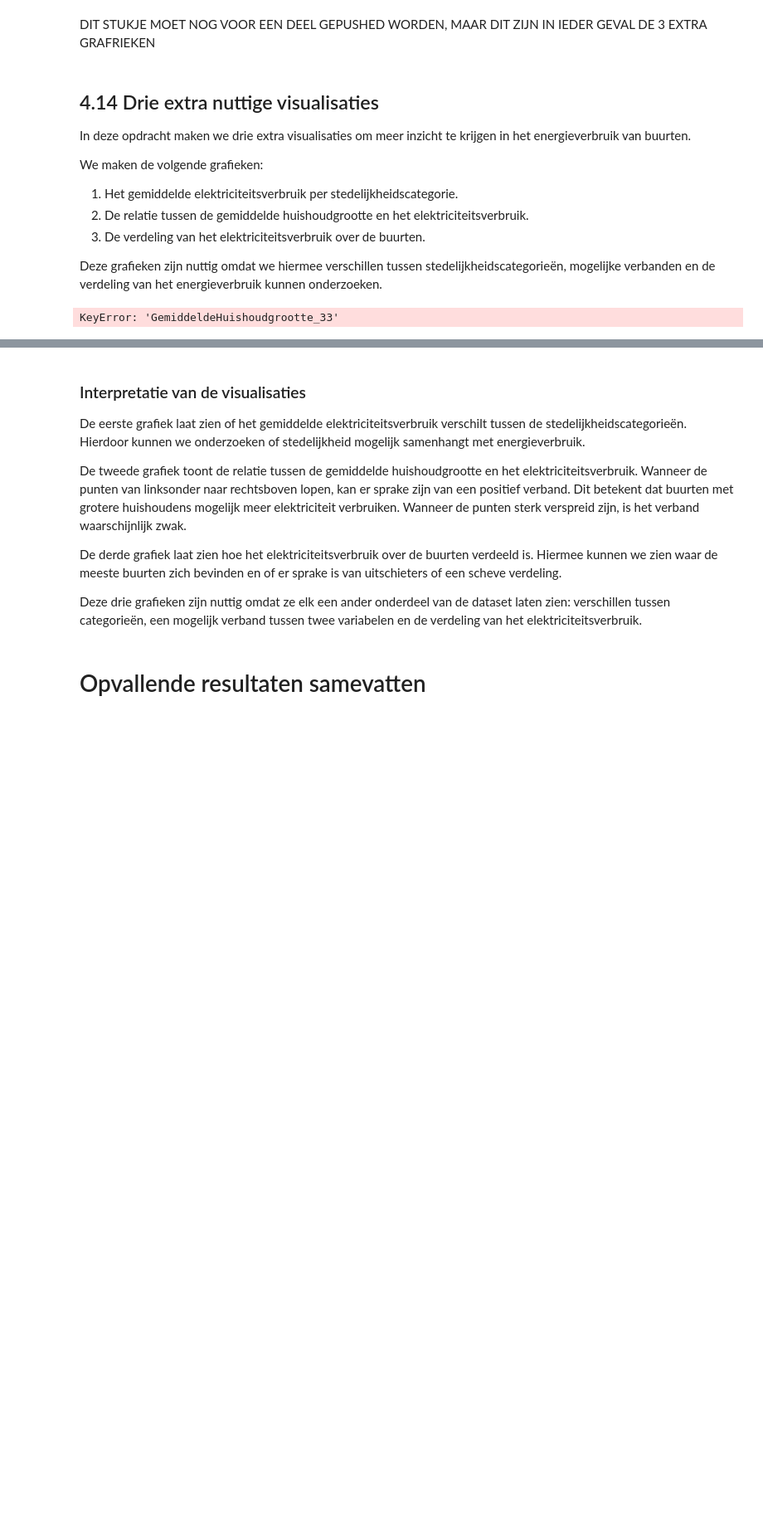
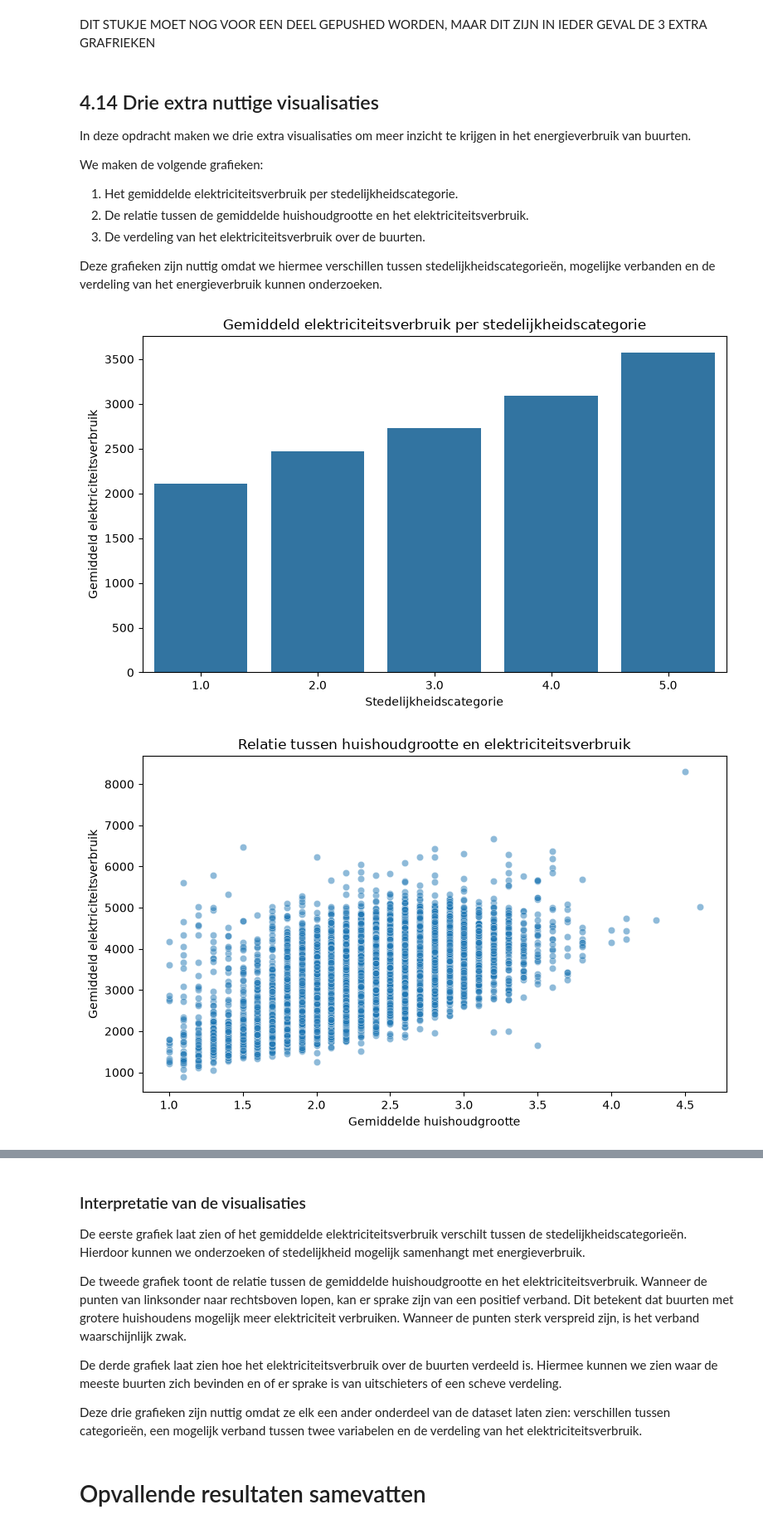
Before and after one commit to Ismael-John/DataLab-Semester-1, a Jupyter notebook: Notebook Template Groep 2 1A.ipynb, the cells around one changed output, grey strips where cells are left out. Shown at 83% size. Cells and saved outputs as stored; diff of their text form; code cells hidden in the pictures; blank space fills up the shorter version.

Commit message:
KeyError gefixed

```diff
--- a/Notebook Template Groep 2 1A.ipynb
+++ b/Notebook Template Groep 2 1A.ipynb
@@ -874,7 +875,7 @@ grafieken["GemiddeldeElektriciteitsleveringTotaal_48"] = pd.to_numeric(
 )
 
 grafieken["GemiddeldeHuishoudgrootte_33"] = pd.to_numeric(
-    grafieken["GemiddeldeHuishoudgrootte_33"],
+    grafieken["GemiddeldeHuishoudensgrootte_33"],
     errors="coerce"
 )
 
@@ -922,31 +923,32 @@ plt.figure(figsize=(8, 5))
 sns.scatterplot(
     data=grafieken,
     x="GemiddeldeHuishoudgrootte_33",
     y="GemiddeldeElektriciteitsleveringTotaal_48",
     alpha=0.5
 )
 
 plt.title("Relatie tussen huishoudgrootte en elektriciteitsverbruik")
 plt.xlabel("Gemiddelde huishoudgrootte")
 plt.ylabel("Gemiddeld elektriciteitsverbruik")
 plt.tight_layout()
 plt.show()
 
 
 # Grafiek 3: verdeling van het elektriciteitsverbruik
 plt.figure(figsize=(8, 5))
 
 sns.histplot(
     data=grafieken,
     x="GemiddeldeElektriciteitsleveringTotaal_48",
     bins=30,
     kde=True
 )
 
 plt.title("Verdeling van het elektriciteitsverbruik")
 plt.xlabel("Gemiddeld elektriciteitsverbruik")
 plt.ylabel("Aantal buurten")
 plt.tight_layout()
 plt.show()
 # %% [output]
-KeyError: 'GemiddeldeHuishoudgrootte_33'
+[figure, added]
+[figure, added]
```
Also changed, not shown: parts of 2 cells of this notebook.
